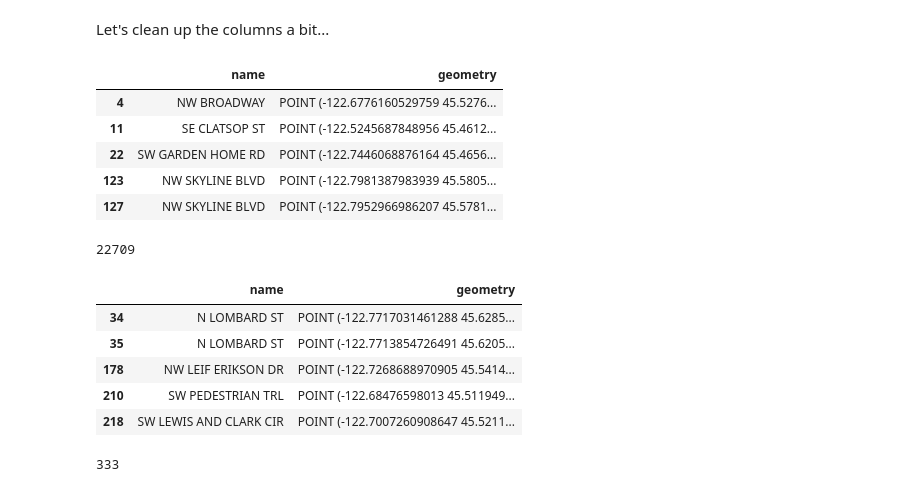
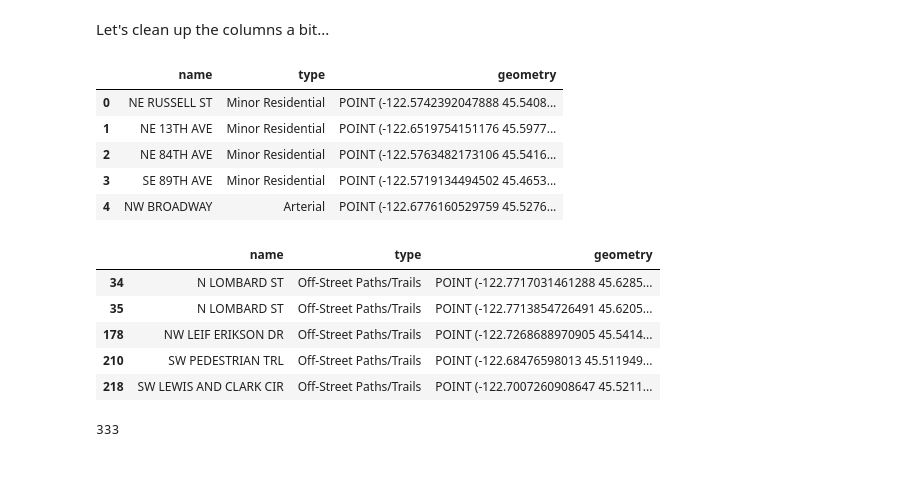
Before and after one commit to mike-mcdonald/notebooks, a Jupyter notebook: py/Segments processing.ipynb, the cells around one changed output. Drawn from its saved outputs; the diff is of its cells as text; code cells hidden in the pictures.

```diff
--- a/py/Segments processing.ipynb
+++ b/py/Segments processing.ipynb
@@ -16,10 +17,7 @@ def read_open_dataframe(url, file_name=None):
 We'll read in the street segments
 # %%
 streets = read_open_dataframe(
-  'https://opendata.arcgis.com/datasets/ad5ed4193110452aac2d9485df3298e2_68.geojson',
-  '../.data/street_segments.geojson'
+  'https://opendata.arcgis.com/datasets/ad5ed4193110452aac2d9485df3298e2_68.geojson'
 )
 # %% [markdown]
 We'll filter streets down to only those of certain types that make up segments that are lower class than a freeway and bigger than a minor residential.
-# %%
-streets = streets[streets['TYPE'].isin([1300, 1321, 1400, 1421, 1450, 1471])]
@@ -25,0 +94,4 @@ streets = streets[streets['TYPE'].isin([1300, 1321, 1400, 1421, 1450, 1471])]
+# %%
+street_segment_type_map = pd.DataFrame.from_dict(street_segment_type_map, orient='index', columns=['type'])
+street_segment_type_map.index = street_segment_type_map.index.astype('int64')
+street_segment_type_map.head()
@@ -25,0 +105,3 @@ streets = streets[streets['TYPE'].isin([1300, 1321, 1400, 1421, 1450, 1471])]
+# %%
+streets = streets.join(street_segment_type_map, on='TYPE')
+streets.head()
@@ -57,31 +146,27 @@ bike_network.plot()
 # %% [markdown]
 Let's clean up the columns a bit...
 # %%
-streets = streets[['FULL_NAME', 'geometry']]
+streets = streets[['FULL_NAME', 'type', 'geometry']]
 streets = streets.rename(index=str, columns={"FULL_NAME": "name"})
 streets.head()
 # %% [output]
-|  | name | geometry |
-| 4 | NW BROADWAY | POINT (-122.6776160529759 45.5276... |
-| 11 | SE CLATSOP ST | POINT (-122.5245687848956 45.4612... |
-| 22 | SW GARDEN HOME RD | POINT (-122.7446068876164 45.4656... |
-| 123 | NW SKYLINE BLVD | POINT (-122.7981387983939 45.5805... |
-| 127 | NW SKYLINE BLVD | POINT (-122.7952966986207 45.5781... |
+|  | name | type | geometry |
+| 0 | NE RUSSELL ST | Minor Residential | POINT (-122.5742392047888 45.5408... |
+| 1 | NE 13TH AVE | Minor Residential | POINT (-122.6519754151176 45.5977... |
+| 2 | NE 84TH AVE | Minor Residential | POINT (-122.5763482173106 45.5416... |
+| 3 | SE 89TH AVE | Minor Residential | POINT (-122.5719134494502 45.4653... |
+| 4 | NW BROADWAY | Arterial | POINT (-122.6776160529759 45.5276... |
-# %%
-len(streets)
-# %% [output]
-22709
 # %%
-bike_network = bike_network[['SegmentName', 'geometry']]
-bike_network = bike_network.rename(index=str, columns={"SegmentName": "name"})
+bike_network = bike_network[['SegmentName', 'Facility', 'geometry']]
+bike_network = bike_network.rename(index=str, columns={"SegmentName": "name", 'Facility': 'type'})
 bike_network.head()
 # %% [output]
-|  | name | geometry |
-| 34 | N LOMBARD ST | POINT (-122.7717031461288 45.6285... |
-| 35 | N LOMBARD ST | POINT (-122.7713854726491 45.6205... |
-| 178 | NW LEIF ERIKSON DR | POINT (-122.7268688970905 45.5414... |
-| 210 | SW PEDESTRIAN TRL | POINT (-122.68476598013 45.511949... |
-| 218 | SW LEWIS AND CLARK CIR | POINT (-122.7007260908647 45.5211... |
+|  | name | type | geometry |
+| 34 | N LOMBARD ST | Off-Street Paths/Trails | POINT (-122.7717031461288 45.6285... |
+| 35 | N LOMBARD ST | Off-Street Paths/Trails | POINT (-122.7713854726491 45.6205... |
+| 178 | NW LEIF ERIKSON DR | Off-Street Paths/Trails | POINT (-122.7268688970905 45.5414... |
+| 210 | SW PEDESTRIAN TRL | Off-Street Paths/Trails | POINT (-122.68476598013 45.511949... |
+| 218 | SW LEWIS AND CLARK CIR | Off-Street Paths/Trails | POINT (-122.7007260908647 45.5211... |
 # %%
 len(bike_network)
 # %% [output]
```
Also changed, not shown: parts of 21 cells of this notebook, 1 other file.
